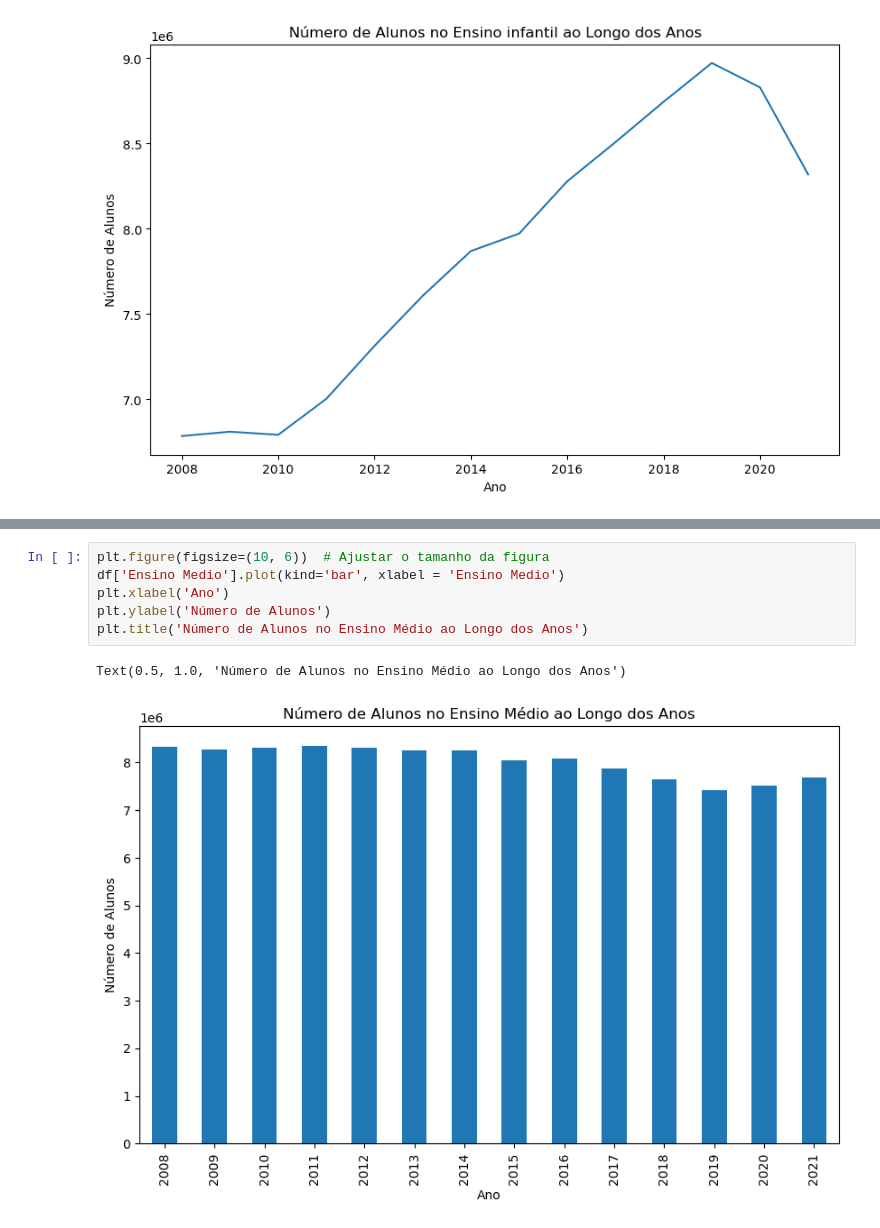
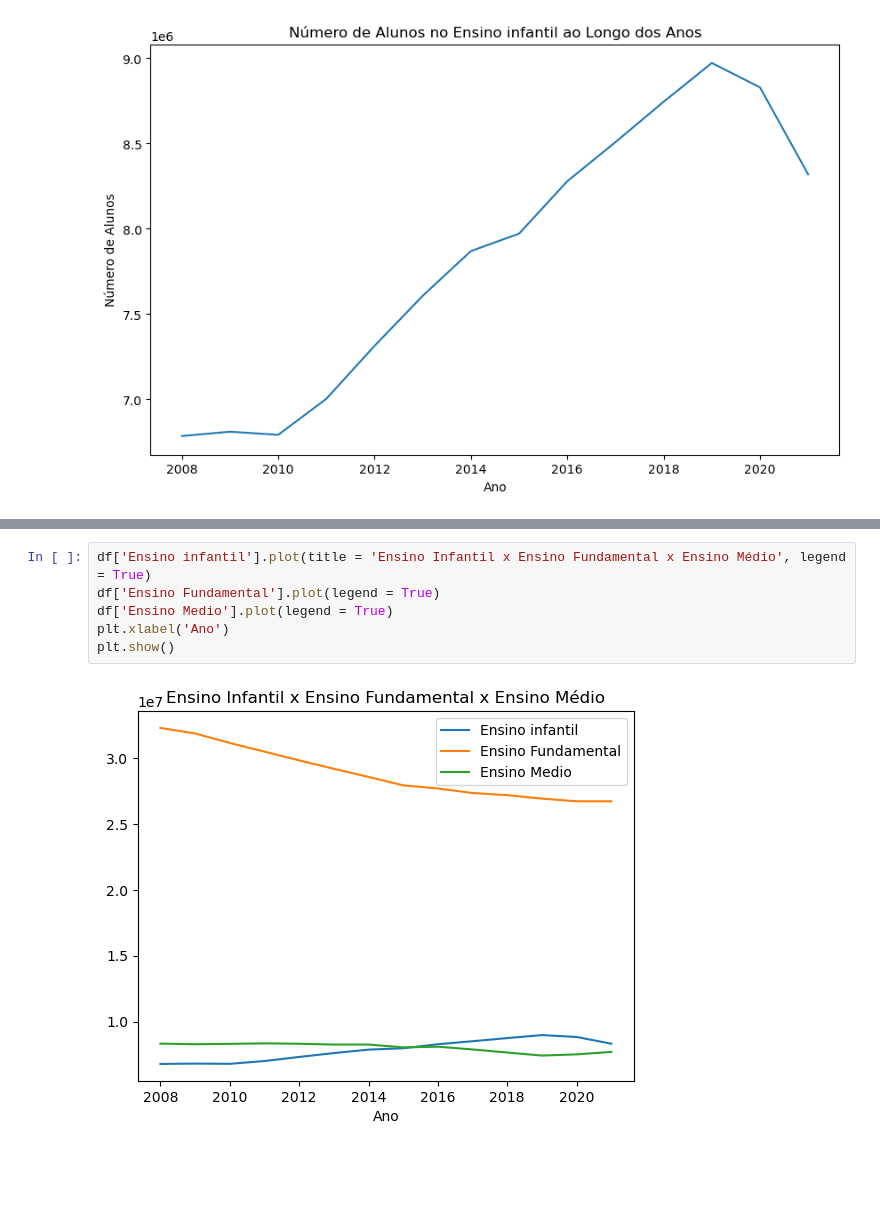
Before and after one commit to jgsjuliana/EDA_CensoEscolarIBGE, a Jupyter notebook: Projeto - Técnicas de Programação I.ipynb, the cells around one changed output, grey strips where cells are left out. Saved outputs shown, nothing was run; the diff lists cells and outputs as text; blank space fills up the shorter version.

```diff
--- a/Projeto - Técnicas de Programação I.ipynb
+++ b/Projeto - Técnicas de Programação I.ipynb
@@ -391,9 +383,8 @@ Text(0.5, 1.0, 'Número de Alunos no Ensino Médio ao Longo dos Anos')
-# %%
-plt.figure(figsize=(10, 6))  # Ajustar o tamanho da figura
-df['Ensino Medio'].plot(kind='bar', xlabel = 'Ensino Medio')
-plt.xlabel('Ano')
-plt.ylabel('Número de Alunos')
-plt.title('Número de Alunos no Ensino Médio ao Longo dos Anos')
-# %% [output]
-Text(0.5, 1.0, 'Número de Alunos no Ensino Médio ao Longo dos Anos')
-[figure, removed]
+# %%
+df['Ensino infantil'].plot(title = 'Ensino Infantil x Ensino Fundamental x Ensino Médio', legend = True)
+df['Ensino Fundamental'].plot(legend = True)
+df['Ensino Medio'].plot(legend = True)
+plt.xlabel('Ano')
+plt.show()
+# %% [output]
+[figure, added]
```
Also changed, not shown: parts of 4 cells of this notebook.
